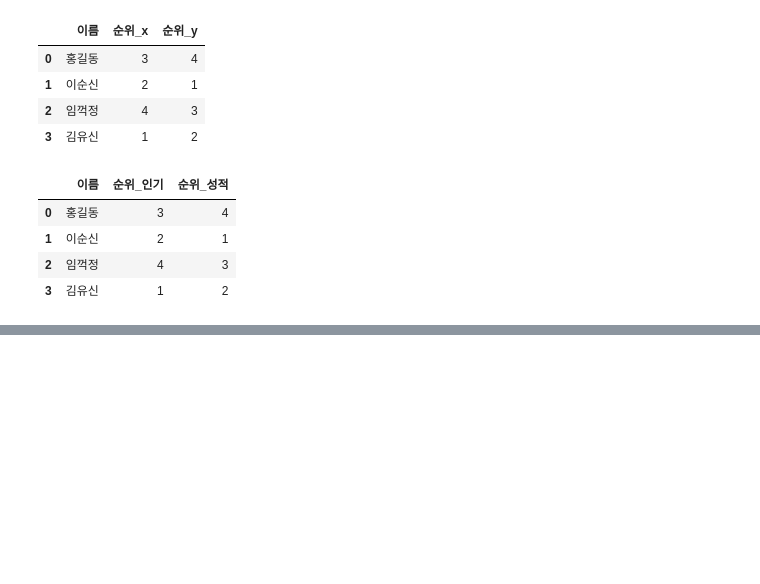
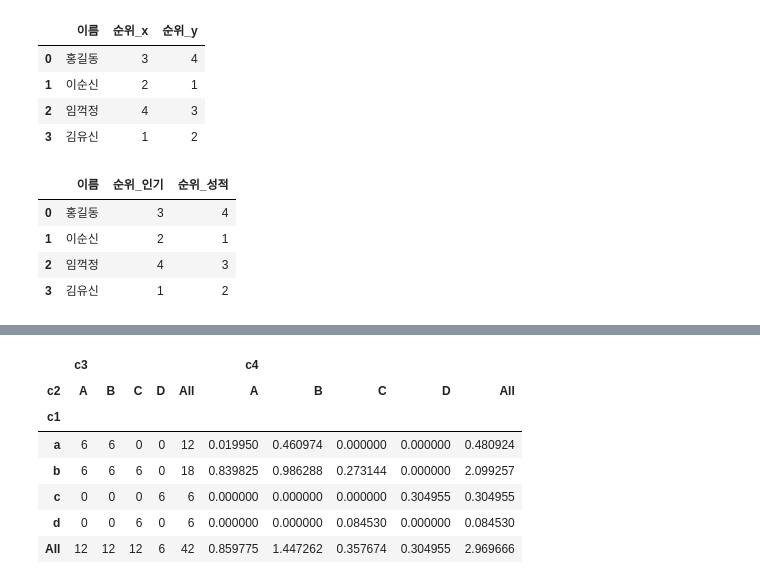
Before and after one commit to unknown-jun/Pandas, a Jupyter notebook: Pandas_Lecture.ipynb, the cells around one changed output, grey strips where cells are left out. Drawn from its saved outputs; the diff is of its cells as text; code cells hidden in the pictures; blank space fills up the shorter version.

```diff
--- a/Pandas_Lecture.ipynb
+++ b/Pandas_Lecture.ipynb
@@ -2311,0 +2872,16 @@ pd.merge(df9, df10, on='이름', suffixes=["_인기","_성적"])
+# %%
+df.pivot_table(['c3','c4'],
+               index=['c1'],
+               columns=['c2'],
+               margins=True,
+               aggfunc=sum,
+               fill_value=0)
+# %% [output]
+|  | c3 |  |  |  |  | c4 |  |  |  |  |
+| c2 | A | B | C | D | All | A | B | C | D | All |
+| c1 |  |  |  |  |  |  |  |  |  |  |
+| a | 6 | 6 | 0 | 0 | 12 | 0.019950 | 0.460974 | 0.000000 | 0.000000 | 0.480924 |
+| b | 6 | 6 | 6 | 0 | 18 | 0.839825 | 0.986288 | 0.273144 | 0.000000 | 2.099257 |
+| c | 0 | 0 | 0 | 6 | 6 | 0.000000 | 0.000000 | 0.000000 | 0.304955 | 0.304955 |
+| d | 0 | 0 | 6 | 0 | 6 | 0.000000 | 0.000000 | 0.084530 | 0.000000 | 0.084530 |
+| All | 12 | 12 | 12 | 6 | 42 | 0.859775 | 1.447262 | 0.357674 | 0.304955 | 2.969666 |
```
Also changed, not shown: parts of 155 cells of this notebook.
